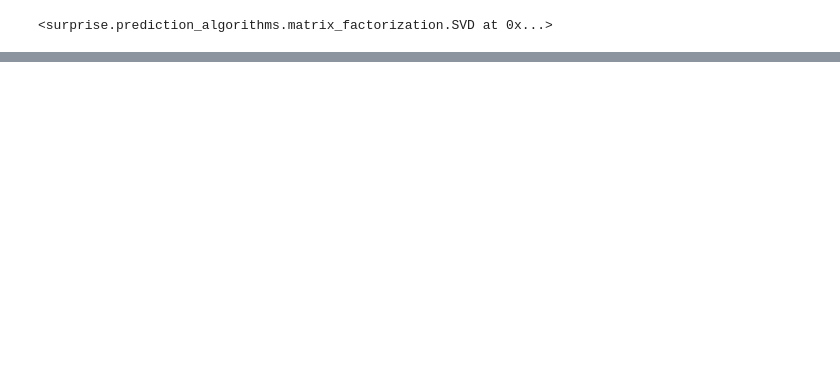
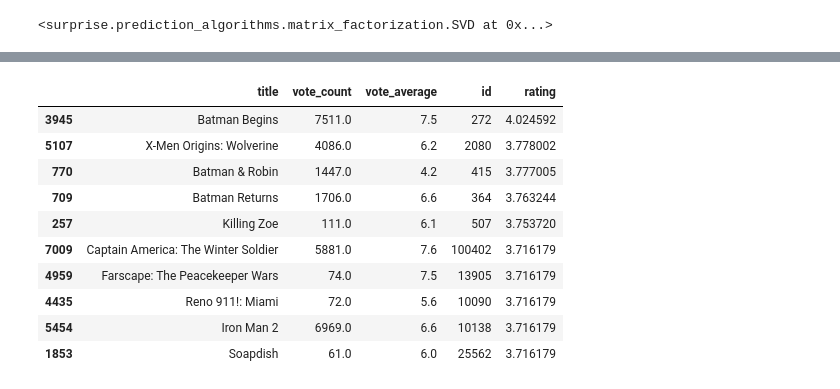
Before and after one commit to ayush1999guptA/Movie-Recommender-System, a Jupyter notebook: Collaborative Filtering based Recommender.ipynb, the cells around one changed output, grey strips where cells are left out. Drawn from its saved outputs; the diff is of its cells as text; code cells hidden in the pictures; blank space fills up the shorter version.

```diff
--- a/Collaborative Filtering based Recommender.ipynb
+++ b/Collaborative Filtering based Recommender.ipynb
@@ -226,0 +244,14 @@ get_recommendation(5)
+# %%
+get_recommendation(251)
+# %% [output]
+|  | title | vote_count | vote_average | id | rating |
+| 3945 | Batman Begins | 7511.0 | 7.5 | 272 | 4.024592 |
+| 5107 | X-Men Origins: Wolverine | 4086.0 | 6.2 | 2080 | 3.778002 |
+| 770 | Batman & Robin | 1447.0 | 4.2 | 415 | 3.777005 |
+| 709 | Batman Returns | 1706.0 | 6.6 | 364 | 3.763244 |
+| 257 | Killing Zoe | 111.0 | 6.1 | 507 | 3.753720 |
+| 7009 | Captain America: The Winter Soldier | 5881.0 | 7.6 | 100402 | 3.716179 |
+| 4959 | Farscape: The Peacekeeper Wars | 74.0 | 7.5 | 13905 | 3.716179 |
+| 4435 | Reno 911!: Miami | 72.0 | 5.6 | 10090 | 3.716179 |
+| 5454 | Iron Man 2 | 6969.0 | 6.6 | 10138 | 3.716179 |
+| 1853 | Soapdish | 61.0 | 6.0 | 25562 | 3.716179 |
```
Also changed, not shown: parts of 12 cells of this notebook, 1 other file.
